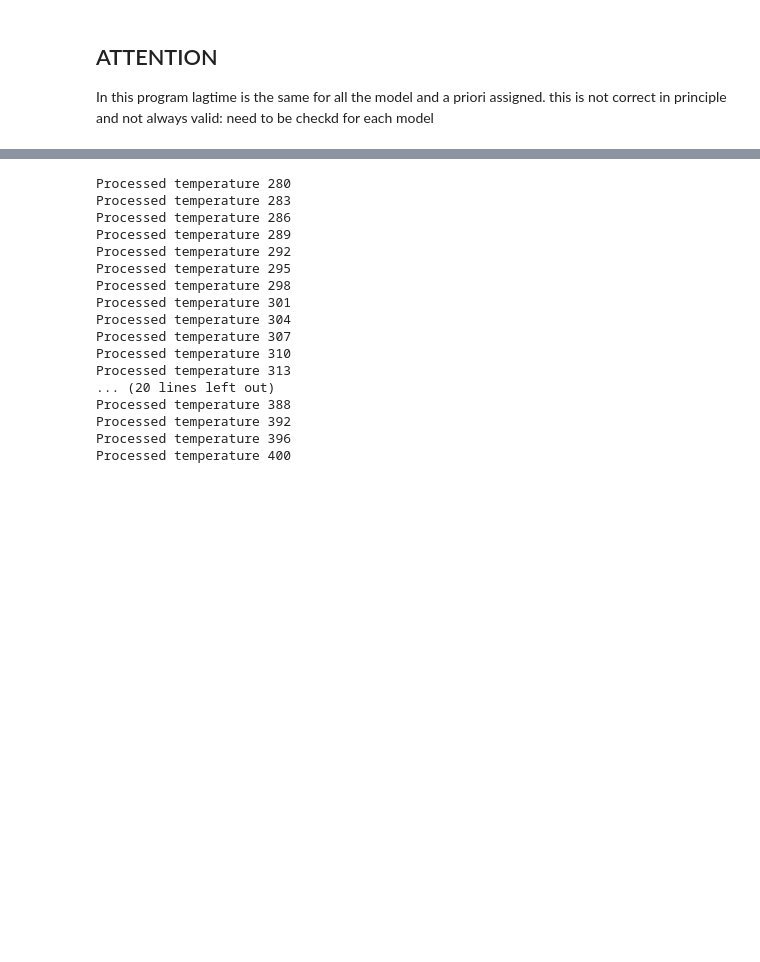
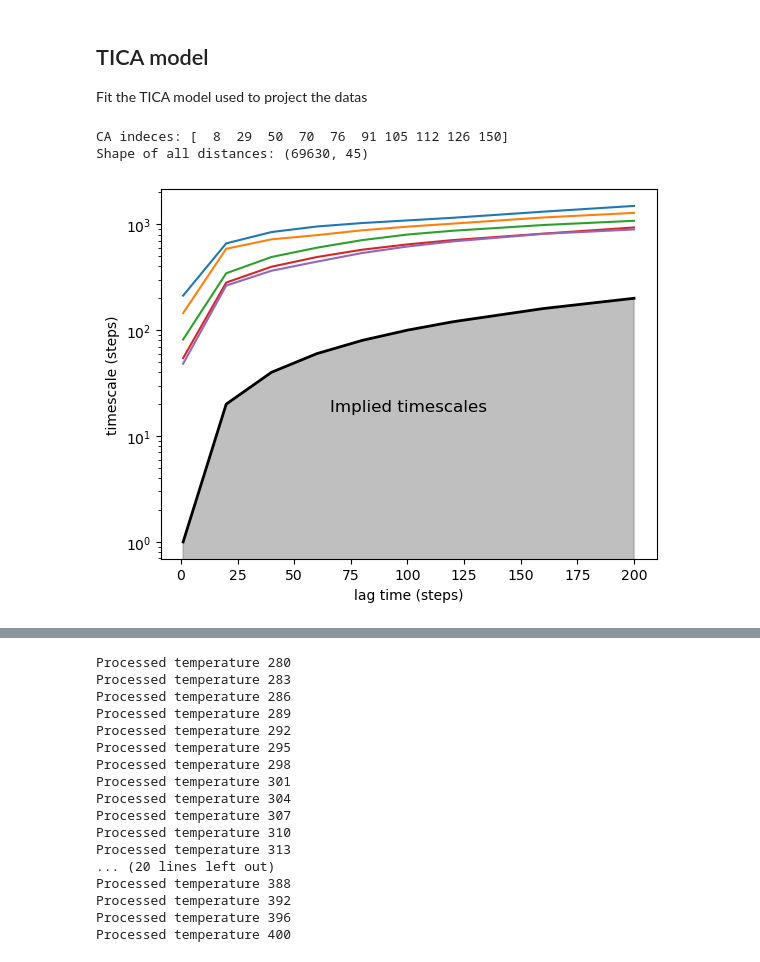
Before and after one commit to jacopoventurin/replica1, a Jupyter notebook: termo_analysis _all.ipynb, the cells around one changed output, grey strips where cells are left out. Drawn from its saved outputs; the diff is of its cells as text; code cells hidden in the pictures; blank space fills up the shorter version.

Commit message:
correct TICA representation

```diff
--- a/termo_analysis _all.ipynb
+++ b/termo_analysis _all.ipynb
@@ -16,6 +18,3 @@ pos_path = '/local_scratch2/jacopo/trans_temp/all_atom_replica_results_chignolin
 pos_path2 = '/local_scratch2/jacopo/trans_temp/all_atom_replica_results_chignolin/exchange_all/not_shure/coords_nowater'
 #pos_path2 = '/local_scratch2/jacopo/trans_temp/all_atom_replica_results_chignolin/exchange_neighbors/coords_nowater'
 #pos_path2 = '/local_scratch2/jacopo/trans_temp/all_atom_replica_results_chignolin/exchange_all/coords_nowater'
-# %% [markdown]
-## ATTENTION
-In this program lagtime is the same for all the model and a priori assigned. this is not correct in principle and not always valid: need to be checkd for each model
@@ -23,0 +21,3 @@ lagtime = 100
+# %% [markdown]
+## TICA model
+Fit the TICA model used to project the datas
@@ -23,0 +26,68 @@ lagtime = 100
+# %%
+distances = []
+rmsds = []
+
+
+
+
+coord_fns = sorted(glob(f'{pos_path}/temperature_{ref_temp}/coor*'))
+coord_fns2 = sorted(glob(f'{pos_path2}/temperature_{ref_temp}/coor*'))
+#assert len(coord_fns) == 3744
+
+# load topology and consider CA resolution
+chig_pdb = md.load("./chi_sys.pdb").remove_solvent()
+
+ca_idx = chig_pdb.topology.select("name CA")
+print(f'CA indeces: {ca_idx}')
+
+assert len(ca_idx) == 10
+
+for fn in coord_fns:
+    coords = np.load(fn) / 10.0
+    aa_pdb = md.Trajectory(xyz=coords, topology=chig_pdb.topology, time=np.arange(len(coords)))
+    cg_pdb = aa_pdb.atom_slice(ca_idx)
+    ca_atoms = cg_pdb.topology.select("name CA")
+    ca_atom_pairs = list(combinations(ca_atoms, 2))
+
+    distances_fn = md.compute_distances(cg_pdb, ca_atom_pairs)
+    rmsd_fn = md.rmsd(aa_pdb, chig_pdb, frame=-1)
+    distances.append(distances_fn)
+    rmsds.append(rmsd_fn)
+
+
+for fn in coord_fns2:
+    coords = np.load(fn) / 10.0
+    aa_pdb = md.Trajectory(xyz=coords, topology=chig_pdb.topology, time=np.arange(len(coords)))
+    cg_pdb = aa_pdb.atom_slice(ca_idx)
+    ca_atoms = cg_pdb.topology.select("name CA")
+    ca_atom_pairs = list(combinations(ca_atoms, 2))
+
+    distances_fn = md.compute_distances(cg_pdb, ca_atom_pairs)
+    rmsd_fn = md.rmsd(aa_pdb, chig_pdb, frame=-1)
+    distances.append(distances_fn)
+    rmsds.append(rmsd_fn)
+
+all_distances = np.concatenate(distances)
+all_rmsds = np.concatenate(rmsds)
+print(f'Shape of all distances: {all_distances.shape}')
+# %% [output]
+CA indeces: [  8  29  50  70  76  91 105 112 126 150]
+Shape of all distances: (69630, 45)
+# %%
+lags =[1,20,40,60,80,100,120,160,200]
+models = []
+for lag in lags:
+    tica = TICA(lagtime=lag, dim=2, scaling='kinetic_map')
+    models.append(tica.fit_fetch(distances))
+
+its_data = implied_timescales(models)
+
+fig, ax = plt.subplots(1, 1)
+plot_implied_timescales(its_data, n_its=5, ax=ax)
+ax.set_yscale('log')
+ax.set_title('Implied timescales')
+ax.set_xlabel('lag time (steps)')
+ax.set_ylabel('timescale (steps)')
+plt.show()
+# %% [output]
+[figure, added]
```
Also changed, not shown: parts of 7 cells of this notebook, 2 other files.
